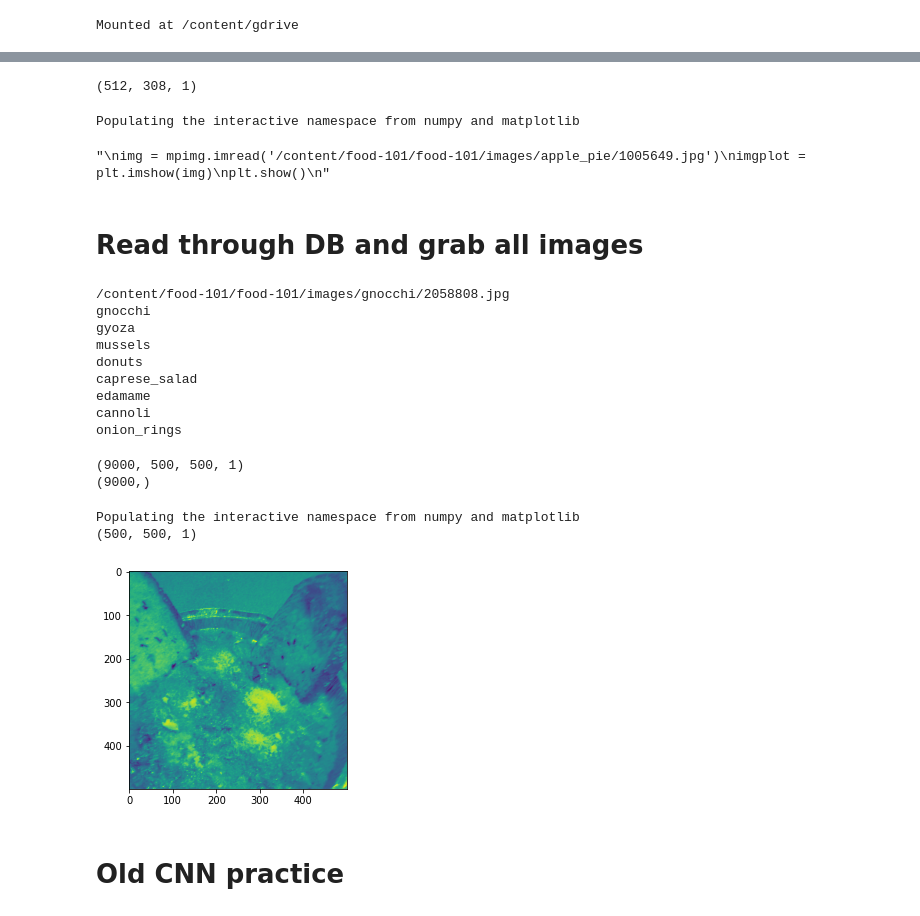
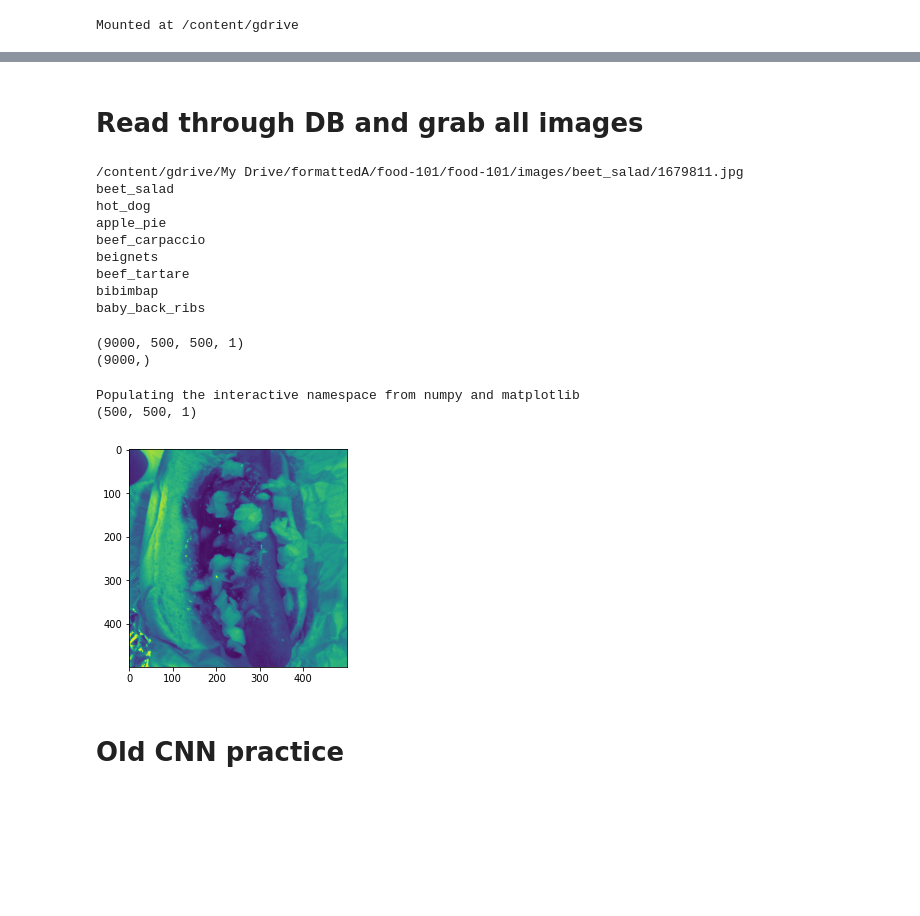
Before and after one commit to ItsQure/Notdog, a Jupyter notebook: CNN_Hotdog.ipynb, the cells around one changed output, grey strips where cells are left out. Drawn from its saved outputs; the diff is of its cells as text; code cells hidden in the pictures; blank space fills up the shorter version.

Commit message:
Changed to have formatted data

```diff
--- a/CNN_Hotdog.ipynb
+++ b/CNN_Hotdog.ipynb
@@ -34,30 +37,3 @@ Streaming output truncated to the last 5000 lines.
-# %%
-img = load_img('/content/food-101/food-101/images/apple_pie/1005649.jpg', color_mode='grayscale')
-
-# convert to numpy array
-img_array = img_to_array(img)
-img_array.shape
-# %% [output]
-(512, 308, 1)
-# %%
-newsize = (500,500)
-
-img.resize(newsize)
-img_array = img_to_array(img)
-
-save_img('/content/food-101/formatted/1.jpg', img_array)
-# %%
-%pylab inline
-import matplotlib.pyplot as plt
-import matplotlib.image as mpimg
-'''
-img = mpimg.imread('/content/food-101/food-101/images/apple_pie/1005649.jpg')
-imgplot = plt.imshow(img)
-plt.show()
-'''
-# %% [output]
-Populating the interactive namespace from numpy and matplotlib
-"\nimg = mpimg.imread('/content/food-101/food-101/images/apple_pie/1005649.jpg')\nimgplot = plt.imshow(img)\nplt.show()\n"
 # %% [markdown]
 # Read through DB and grab all images
 # %%
@@ -70,7 +46,7 @@ from keras.preprocessing.image import img_to_array
 from keras.preprocessing.image import save_img
 
 #file = open('C:/Users/sewel/Desktop/food-101/food-101/meta/classes.txt', 'r')
-file = open('/content/food-101/food-101/meta/classes.txt', 'r')
+file = open('/content/gdrive/My Drive/formattedA/food-101/food-101/meta/classes.txt', 'r')
 labelStr = file.read()
 labels = labelStr.split()
 counter = 0
@@ -82,7 +58,7 @@ for label in labels:
   else:
     continue
 #athlist = Path('C:/Users/sewel/Desktop/food-101/food-101/').glob('**/*.jpg')
-pathlist = Path('/content/food-101/food-101/').glob('**/*.jpg')
+pathlist = Path('/content/gdrive/My Drive/formattedA/food-101/food-101/').glob('**/*.jpg')
 X = np.zeros((9000,500,500,1), np.single)
 Y = np.zeros((9000), np.intc)
 
@@ -122,15 +98,15 @@ for path in pathlist:
         del xArr
         gc.collect()
 # %% [output]
-/content/food-101/food-101/images/gnocchi/2058808.jpg
-gnocchi
-gyoza
-mussels
-donuts
-caprese_salad
-edamame
-cannoli
-onion_rings
+/content/gdrive/My Drive/formattedA/food-101/food-101/images/beet_salad/1679811.jpg
+beet_salad
+hot_dog
+apple_pie
+beef_carpaccio
+beignets
+beef_tartare
+bibimbap
+baby_back_ribs
 # %%
 #X = np.array(X)
 Y = np.array(Y)
@@ -142,24 +118,24 @@ print(Y.shape)
 # %%
 %pylab inline
 import matplotlib.pyplot as plt
 import matplotlib.image as mpimg
 #ImageDataGenerator class from keras
 from keras.preprocessing.image import load_img
 from keras.preprocessing.image import img_to_array
 from keras.preprocessing.image import save_img
 
-img_array = X[1]
+img_array = X[1001]
 print(img_array.shape)
 
-save_img('/content/food-101/food-101/formatted/1.jpg', img_array)
+save_img('/content/content/gdrive/My Drive/formattedA/food-101/food-101/formatted/1.jpg', img_array)
 
-img = mpimg.imread('/content/food-101/food-101/formatted/1.jpg')
+img = mpimg.imread('//content/content/gdrive/My Drive/formattedA/food-101/food-101/formatted/1.jpg')
 imgplot = plt.imshow(img)
 plt.show()
 # %% [output]
 Populating the interactive namespace from numpy and matplotlib
 (500, 500, 1)
-[figure, old version]
+[figure, new version]
 # %% [markdown]
 # Old CNN practice
 # %%
```
Also changed, not shown: parts of 1 cell of this notebook.
